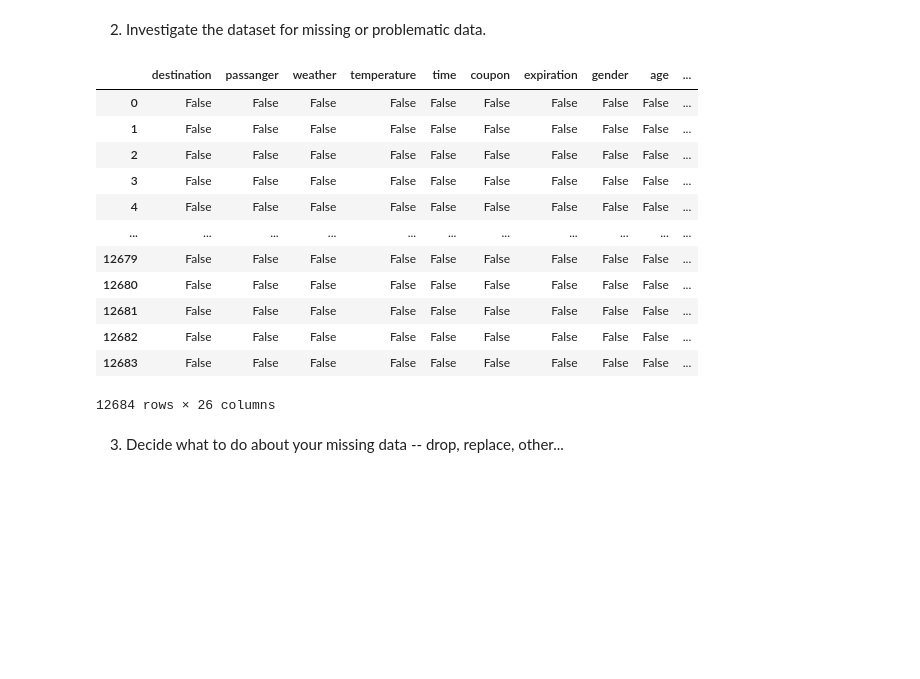
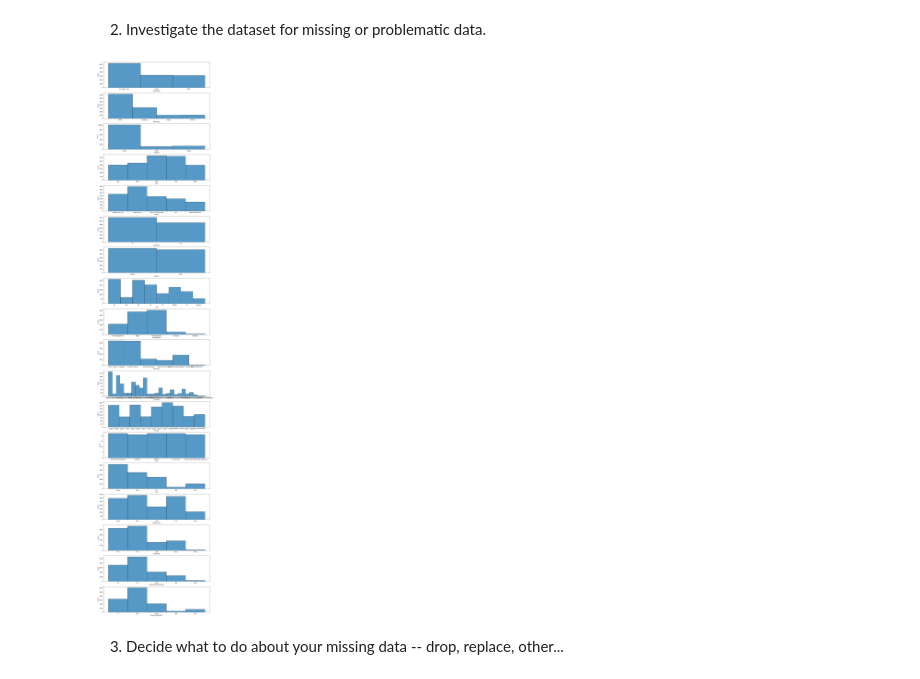
Before and after one commit to meetsathya23/coupon_analysis, a Jupyter notebook: prompt.ipynb, the cells around one changed output. Saved outputs shown, nothing was run; the diff lists cells and outputs as text; code cells hidden in the pictures; blank space fills up the shorter version.

```diff
--- a/prompt.ipynb
+++ b/prompt.ipynb
@@ -86,22 +86,18 @@ data.head(100)
 100 rows × 26 columns
 # %% [markdown]
 2. Investigate the dataset for missing or problematic data.
-# %%
-#Check for Null Values
-data.isnull()
-# %% [output]
-|  | destination | passanger | weather | temperature | time | coupon | expiration | gender | age | ... |
-| 0 | False | False | False | False | False | False | False | False | False | ... |
-| 1 | False | False | False | False | False | False | False | False | False | ... |
-| 2 | False | False | False | False | False | False | False | False | False | ... |
-| 3 | False | False | False | False | False | False | False | False | False | ... |
-| 4 | False | False | False | False | False | False | False | False | False | ... |
-| ... | ... | ... | ... | ... | ... | ... | ... | ... | ... | ... |
-| 12679 | False | False | False | False | False | False | False | False | False | ... |
-| 12680 | False | False | False | False | False | False | False | False | False | ... |
-| 12681 | False | False | False | False | False | False | False | False | False | ... |
-| 12682 | False | False | False | False | False | False | False | False | False | ... |
-| 12683 | False | False | False | False | False | False | False | False | False | ... |
-12684 rows × 26 columns
+# %%
+#Check for Null Values
+data.isnull()
+
+# Create a subset with only categorical columns
+categoric = data.select_dtypes('object').columns
+# Plot histograms for each categorical column
+plt.figure(figsize=(15,80))
+for i, col in enumerate(categoric):
+    ax = plt.subplot(len(categoric), 1, i+1)
+    sns.histplot(data=data, x=col, ax=ax)
+# %% [output]
+[figure, added]
 # %% [markdown]
 3. Decide what to do about your missing data -- drop, replace, other...
```
Also changed, not shown: parts of 44 cells of this notebook.
